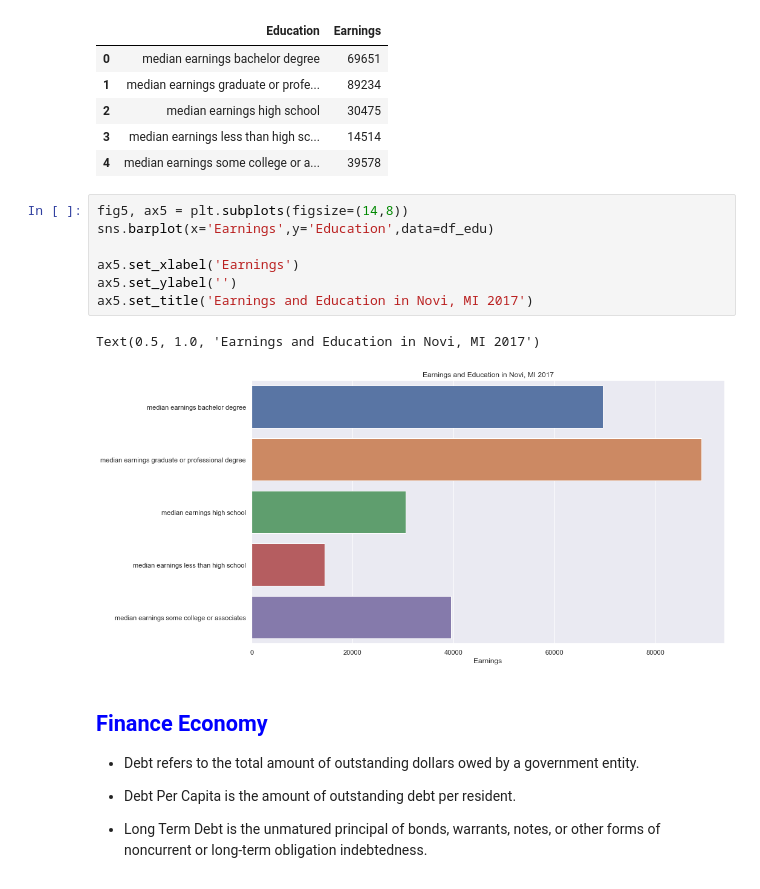
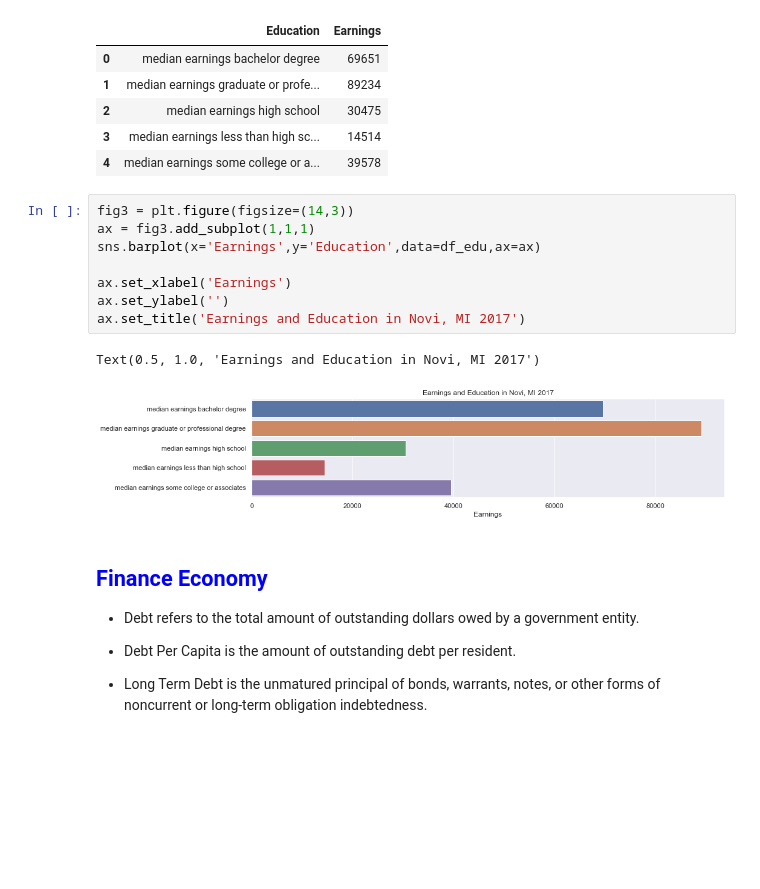
Before and after one commit to yunjcai/Segmenting-and-Clustering-Neighborhoods-in-Novi-MI, a Jupyter notebook: Segmenting and Clustering Neighborhoods in Novi.ipynb, the cells around one changed output. Drawn from its saved outputs; the diff is of its cells as text; blank space fills up the shorter version.

Commit message:
Segmenting and Clustering Neighborhoods in Novi MI

```diff
--- a/Segmenting and Clustering Neighborhoods in Novi.ipynb
+++ b/Segmenting and Clustering Neighborhoods in Novi.ipynb
@@ -212,15 +150,16 @@ df_edu
 | 3 | median earnings less than high sc... | 14514 |
 | 4 | median earnings some college or a... | 39578 |
 # %%
-fig5, ax5 = plt.subplots(figsize=(14,8))
-sns.barplot(x='Earnings',y='Education',data=df_edu)
+fig3 = plt.figure(figsize=(14,3))
+ax = fig3.add_subplot(1,1,1)
+sns.barplot(x='Earnings',y='Education',data=df_edu,ax=ax)
 
-ax5.set_xlabel('Earnings')
-ax5.set_ylabel('')
-ax5.set_title('Earnings and Education in Novi, MI 2017')
+ax.set_xlabel('Earnings')
+ax.set_ylabel('')
+ax.set_title('Earnings and Education in Novi, MI 2017')
 # %% [output]
 Text(0.5, 1.0, 'Earnings and Education in Novi, MI 2017')
-[figure, old version]
+[figure, new version]
 # %% [markdown]
 ## <span style="color:blue">Finance Economy</span>
 
```
Also changed, not shown: parts of 42 cells of this notebook.
